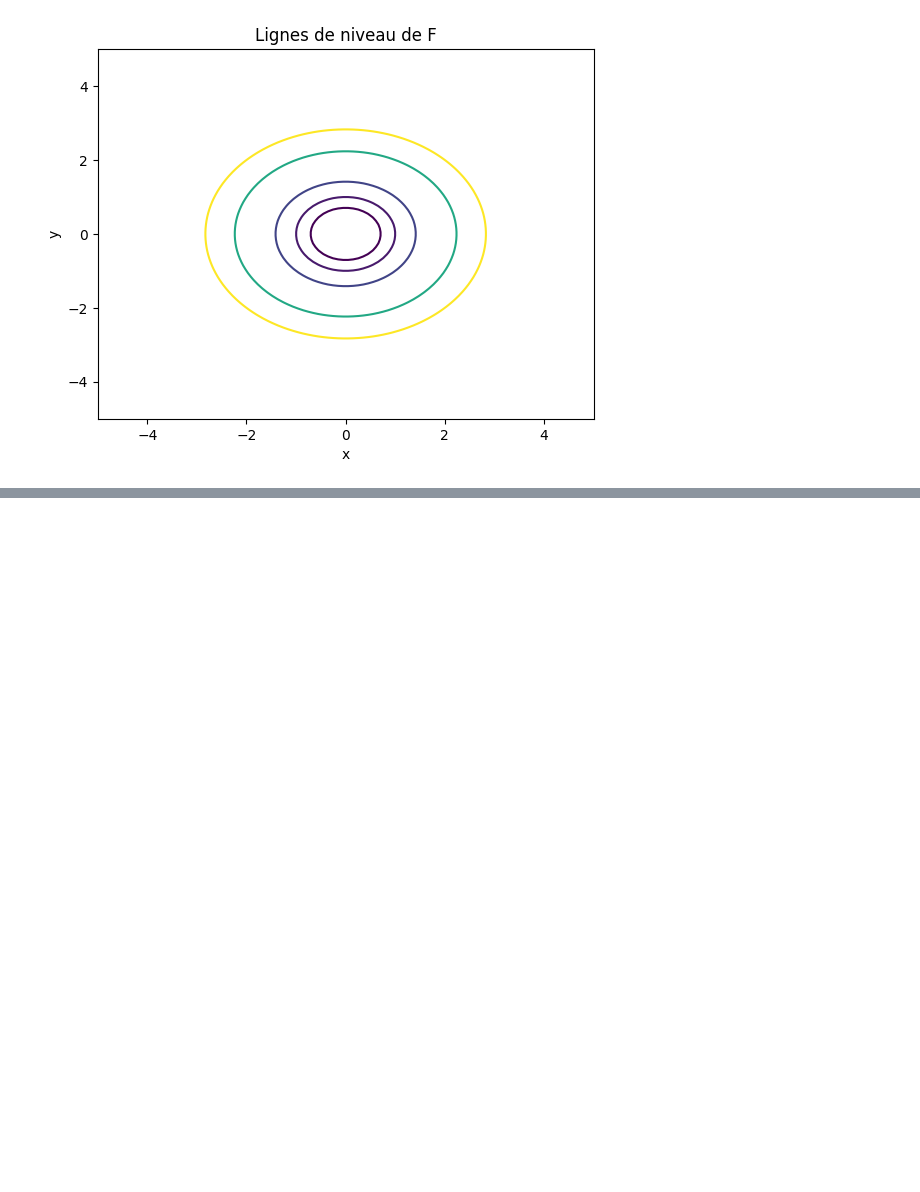
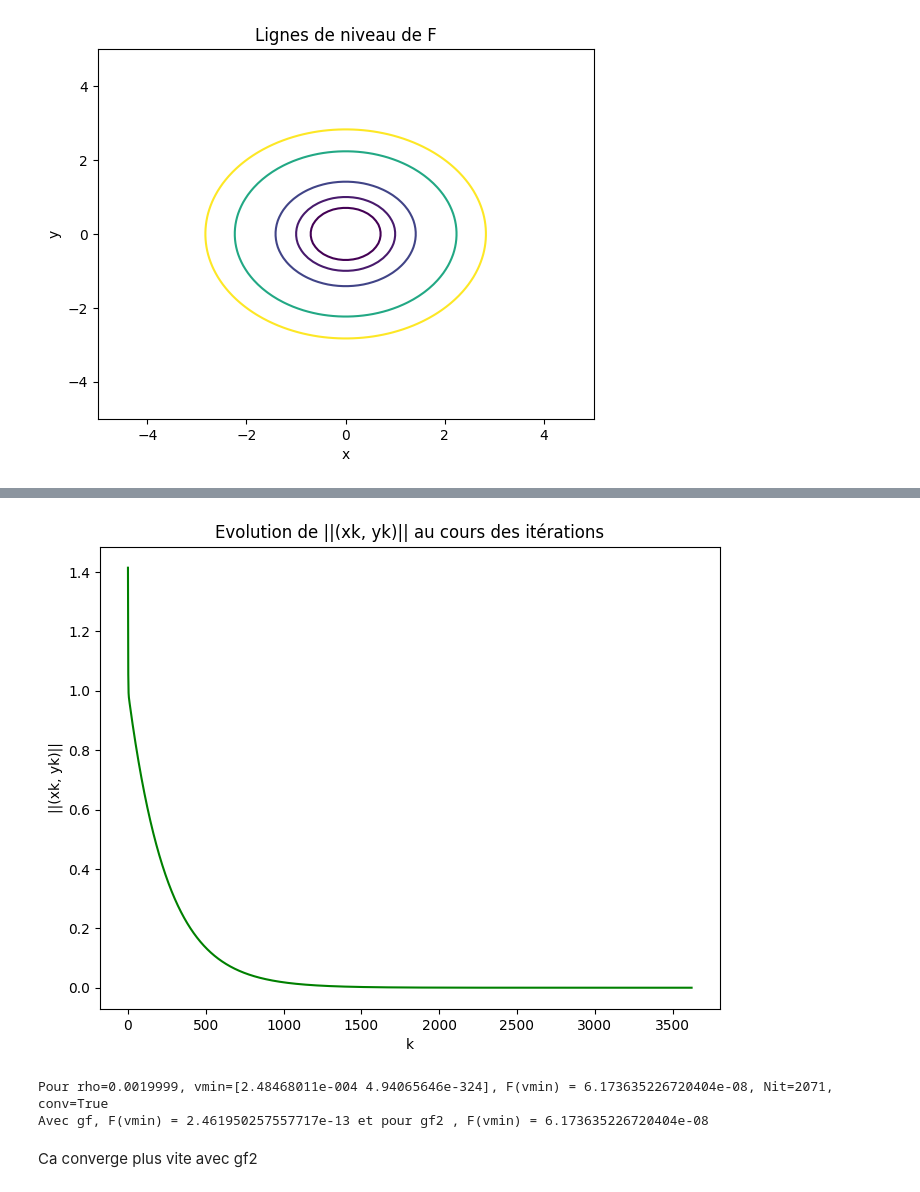
Before and after one commit to ThomasAPRichard/M1_DS, a Jupyter notebook: Optimisation_pour_la_SD/TP3_Gradient.ipynb, the cells around one changed output, grey strips where cells are left out. Saved outputs shown, nothing was run; the diff lists cells and outputs as text; code cells hidden in the pictures; blank space fills up the shorter version.

```diff
--- a/Optimisation_pour_la_SD/TP3_Gradient.ipynb
+++ b/Optimisation_pour_la_SD/TP3_Gradient.ipynb
@@ -98,0 +183,38 @@ tracer_ligne_niveau(F, x, y, niveaux)
+# %%
+# Afficher sur un troisième graphique la fonction k --> ||(xk, yk)||
+plt.figure(figsize=(8, 6))
+plt.plot([np.linalg.norm(v) for v in suite_vk], c='g')
+plt.xlabel('k')
+plt.ylabel('||(xk, yk)||')
+plt.title('Evolution de ||(xk, yk)|| au cours des itérations')
+plt.show()
+# %% [output]
+[figure, added]
+# %%
+def gf2(GradF, v0, rho, tol, Nitmax):
+    vk = v0
+    conv = False
+    Nit = 0
+    suite_vk = [vk]
+    vmin = vk
+    while Nit < Nitmax:
+        grad = GradF(vk[0], vk[1])
+        vk = vk - rho * grad
+        Nit += 1
+        suite_vk.append(vk)
+        if F(vk[0], vk[1]) < F(vmin[0], vmin[1]):
+            vmin = vk
+        if np.linalg.norm(rho * grad) < tol: # si ||vk+1 - vk|| < tol
+            conv = True
+            break
+    return vmin, suite_vk, Nit, conv
+
+vmin, suite_vk, Nit, conv = gf2(GradF, v0, rho, tol, NitMax)
+print(f'Pour rho={rho}, vmin={vmin}, F(vmin) = {F(vmin[0],vmin[1])}, Nit={Nit}, conv={conv}')
+
+print(f'Avec gf, F(vmin) = {F(vmin1[0], vmin1[1])} et pour gf2 , F(vmin) = {F(vmin[0], vmin[1])}')
+# %% [output]
+Pour rho=0.0019999, vmin=[2.48468011e-004 4.94065646e-324], F(vmin) = 6.173635226720404e-08, Nit=2071, conv=True
+Avec gf, F(vmin) = 2.461950257557717e-13 et pour gf2 , F(vmin) = 6.173635226720404e-08
+# %% [markdown]
+Ca converge plus vite avec gf2
```
Also changed, not shown: parts of 12 cells of this notebook, 17 other files.
